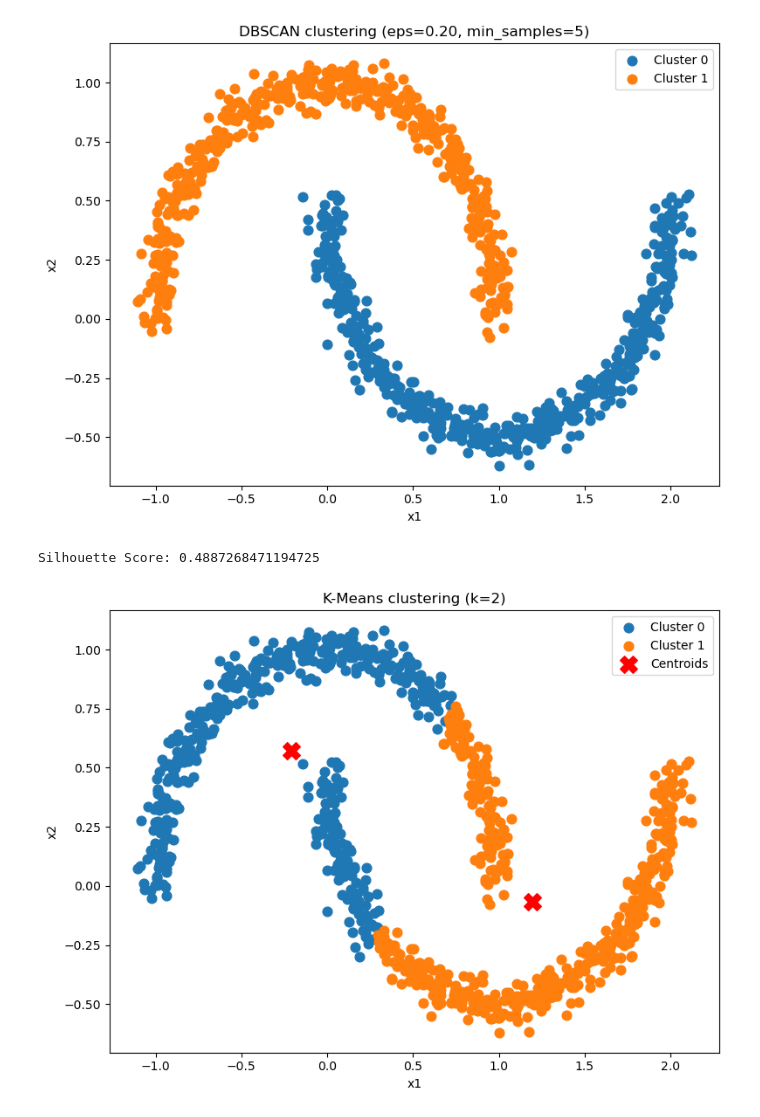
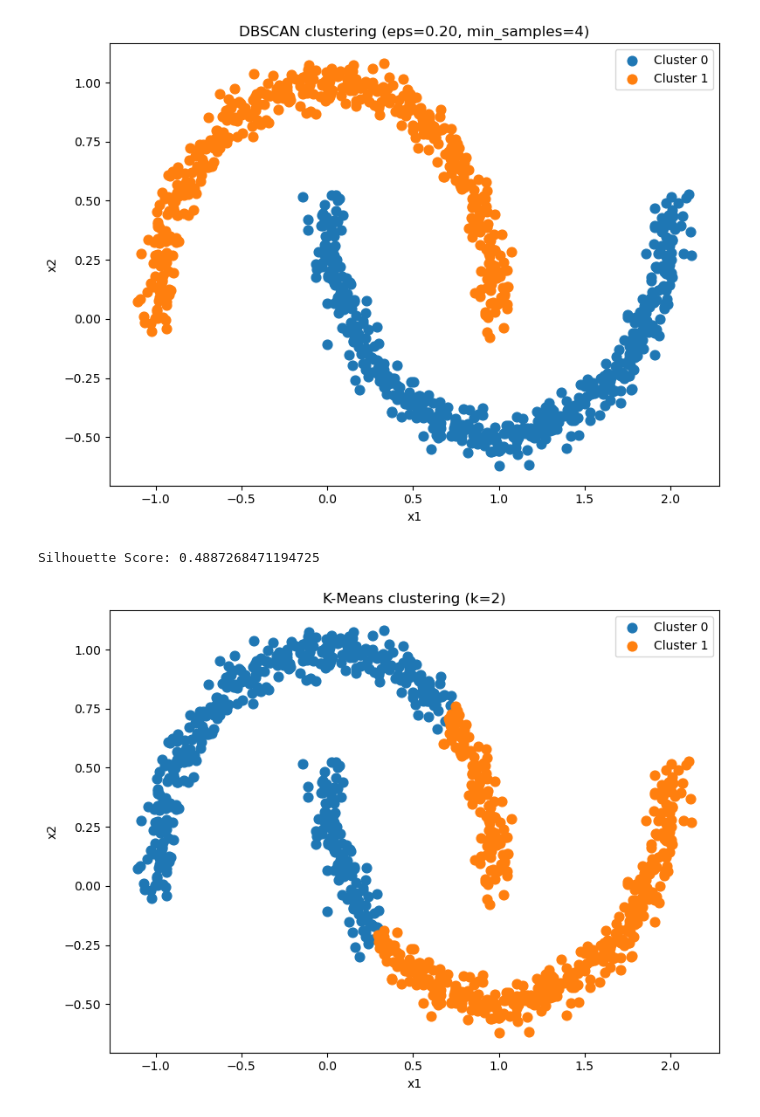
Before and after one commit to TarReinThway/DBSCAN_GroupProject, a Jupyter notebook: dbscan.ipynb, the cells around one changed output. Drawn from its saved outputs; the diff is of its cells as text; code cells hidden in the pictures.

```diff
--- a/dbscan.ipynb
+++ b/dbscan.ipynb
@@ -100,6 +85,6 @@ Silhouette Score: 0.5537347191178145
 # %%
 X, y = make_moons(n_samples=1000, noise = 0.05, random_state=42)
-dbscan = DBSCAN(eps = 0.2, min_samples=5)
+dbscan = DBSCAN(eps = 0.2, min_samples=4)
 labels = dbscan.fit_predict(X)
 
 mask = labels != -1
@@ -119,7 +104,7 @@ for label in sorted(set(labels)):
     else:
         ax.scatter(X[mask, 0], X[mask, 1], s=60, label=f'Cluster {label}')
 
-ax.set_title('DBSCAN clustering (eps=0.20, min_samples=5)')
+ax.set_title('DBSCAN clustering (eps=0.20, min_samples=4)')
 ax.set_xlabel('x1')
 ax.set_ylabel('x2')
 ax.legend()
@@ -129,27 +114,23 @@ plt.show()
 Silhouette Score: 0.33440074394139574
 [figure]
 # %%
-kmeans = KMeans(n_clusters=2, random_state=42, n_init=10)
+kmeans = KMeans(n_clusters=2)
 labels = kmeans.fit_predict(X)
 
 score = silhouette_score(X, labels)
 print("Silhouette Score:", score)
 
 fig, ax = plt.subplots(figsize=(8, 6))
 
 for label in sorted(set(labels)):
     mask = labels == label
     ax.scatter(X[mask, 0], X[mask, 1], s=60, label=f'Cluster {label}')
-
-centroids = kmeans.cluster_centers_
-ax.scatter(centroids[:, 0], centroids[:, 1], c='red', marker='X', s=200, zorder=5, label='Centroids')
-
 ax.set_title('K-Means clustering (k=2)')
 ax.set_xlabel('x1')
 ax.set_ylabel('x2')
 ax.legend()
 plt.tight_layout()
 plt.show()
 # %% [output]
 Silhouette Score: 0.4887268471194725
-[figure, old version]
+[figure, new version]
```
Also changed, not shown: parts of 3 cells of this notebook.
